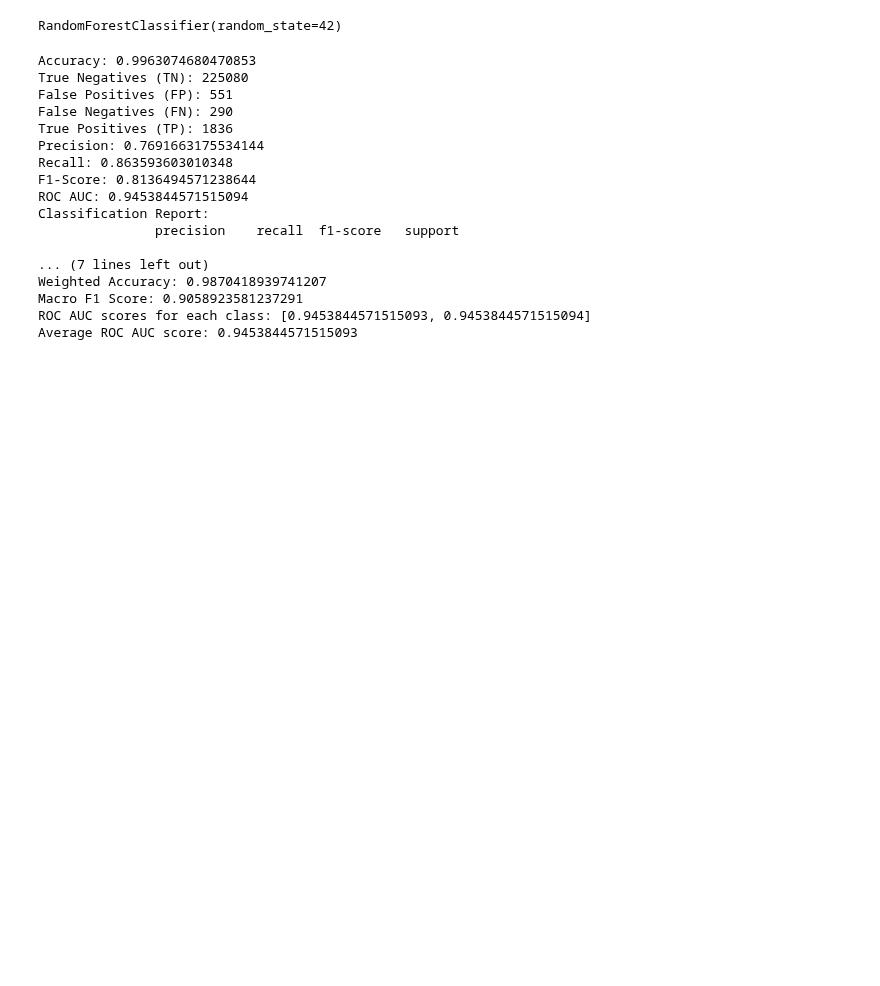
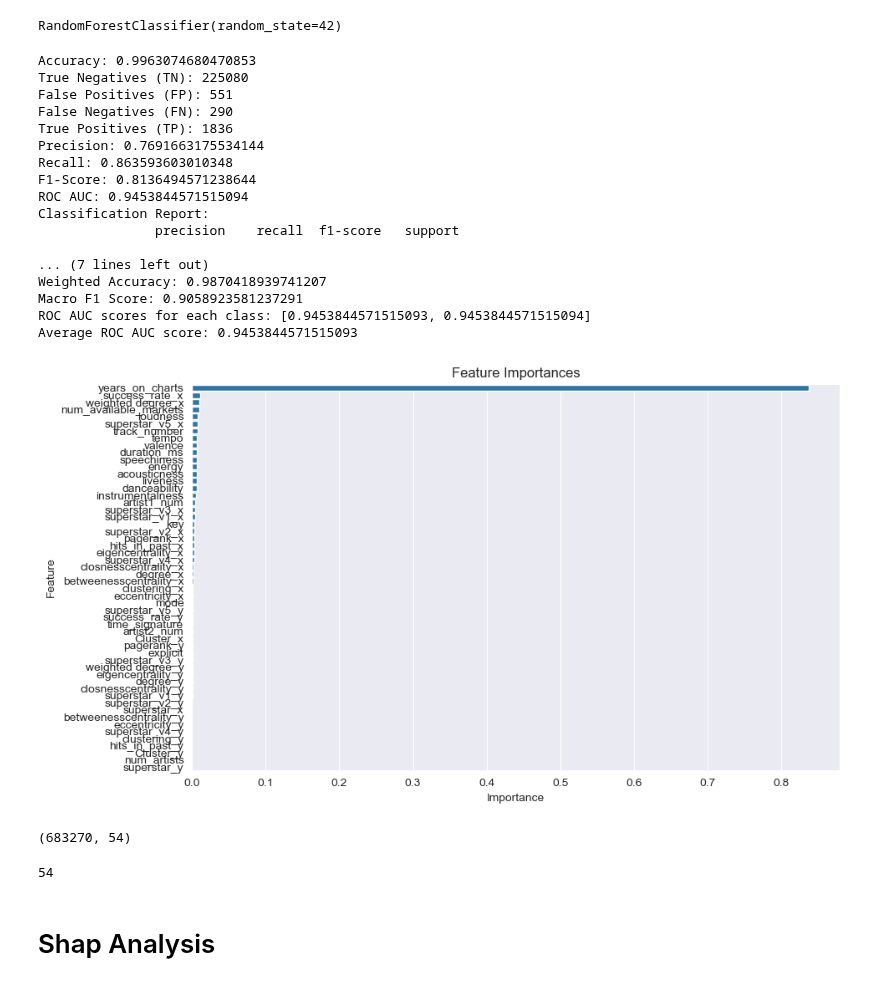
Before and after one commit to l4vd/Ba_first_tries, a Jupyter notebook: models/Original_MLP/try.ipynb, the cells around one changed output. Cells and saved outputs as stored; diff of their text form; code cells hidden in the pictures; blank space fills up the shorter version.

Commit message:
+ try using shap for net analysis

```diff
--- a/models/Original_MLP/try.ipynb
+++ b/models/Original_MLP/try.ipynb
@@ -774,6 +795,7 @@ X_train.drop(columns="date", inplace=True)
 X_test = X_test.select_dtypes(exclude=['object']) #include onehot enc for some string values /different encod
 X_test.drop(columns="date", inplace=True)
 # %%
+feature_names = X_train.columns
 X_train = preprocess(X_train, min_max_val)
 X_test = preprocess(X_test, min_max_val)
 # %%
@@ -883,3 +905,34 @@ Weighted Accuracy: 0.9870418939741207
 Macro F1 Score: 0.9058923581237291
 ROC AUC scores for each class: [0.9453844571515093, 0.9453844571515094]
 Average ROC AUC score: 0.9453844571515093
+# %%
+import pandas as pd
+import matplotlib.pyplot as plt
+import seaborn as sns
+
+# Get the feature importances
+importances = clf.feature_importances_
+
+# Create a DataFrame for visualization
+feature_importances = pd.DataFrame({'Feature': feature_names, 'Importance': importances})
+feature_importances = feature_importances.sort_values(by='Importance', ascending=False)
+
+# Plot the feature importances
+plt.figure(figsize=(10, 6))
+sns.barplot(x='Importance', y='Feature', data=feature_importances)
+plt.title('Feature Importances')
+plt.xlabel('Importance')
+plt.ylabel('Feature')
+plt.show()
+# %% [output]
+[figure, added]
+# %%
+X_train.shape
+# %% [output]
+(683270, 54)
+# %%
+len(feature_names)
+# %% [output]
+54
+# %% [markdown]
+# Shap Analysis
```
Also changed, not shown: parts of 9 cells of this notebook, 2 other files.
